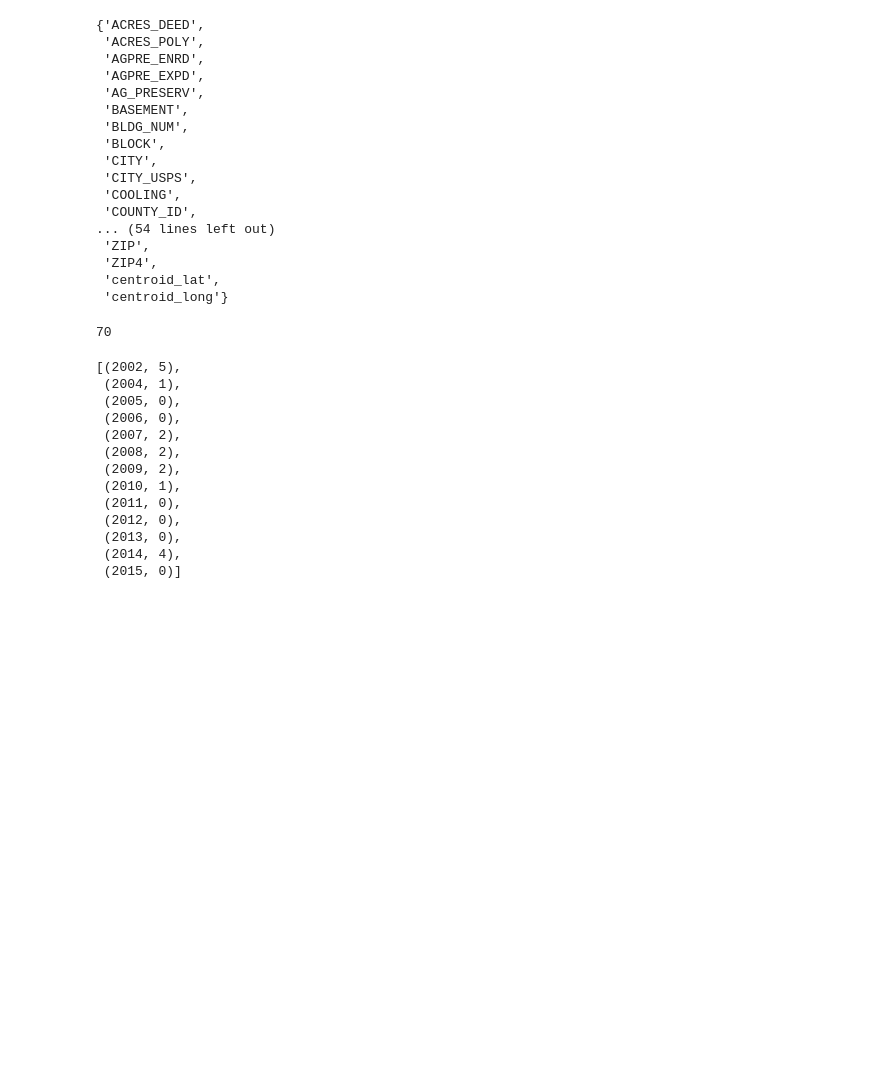
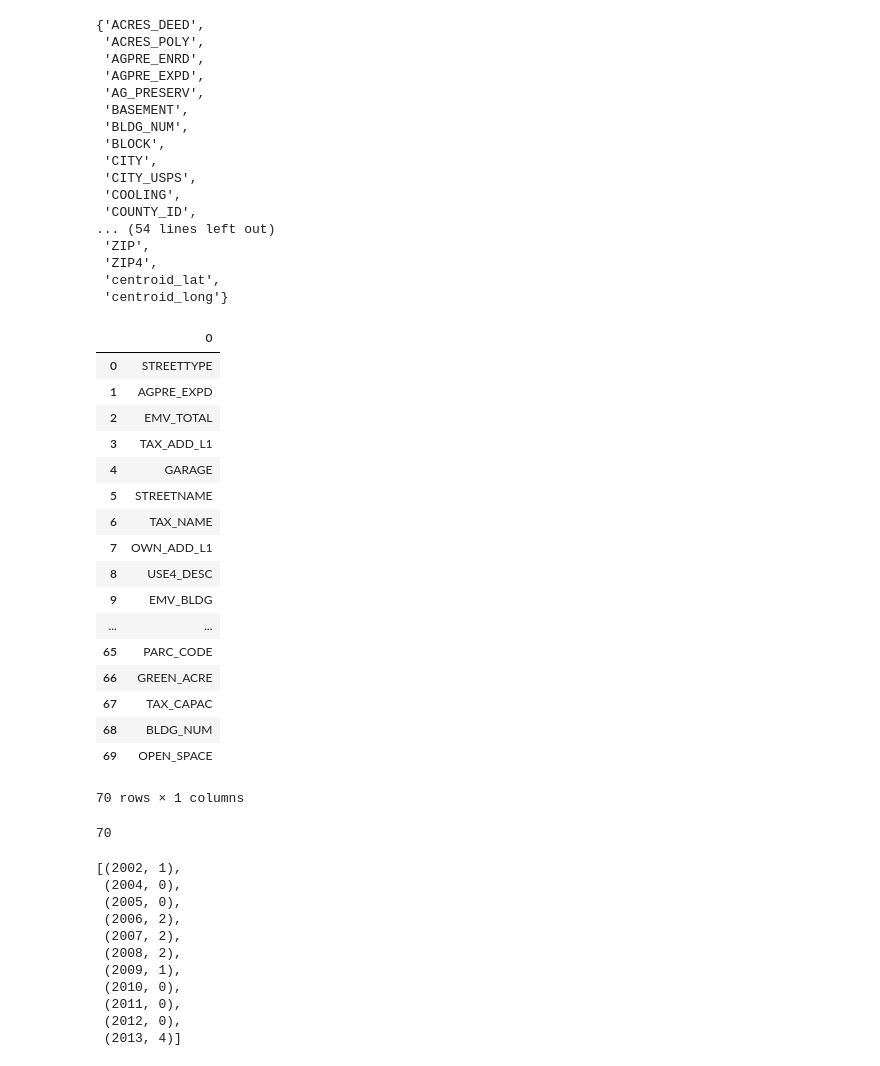
Before and after one commit to mquam14/DSCI430, a Jupyter notebook: Dive_into_water_project_part1.ipynb, the cells around one changed output. Saved outputs shown, nothing was run; the diff lists cells and outputs as text; code cells hidden in the pictures; blank space fills up the shorter version.

```diff
--- a/Dive_into_water_project_part1.ipynb
+++ b/Dive_into_water_project_part1.ipynb
@@ -24,9 +24,7 @@ Index(['ACRES_DEED', 'ACRES_POLY', 'AGPRE_ENRD', 'AGPRE_EXPD', 'AG_PRESERV',
       dtype='object')
 # %%
 files_iter =[pd.read_csv("./MinneMUDAC_raw_files/"+ str(file) +"_metro_tax_parcels.txt", sep= "|", chunksize= 500)
-             for file in range(2002, 2016) if file != 2003]
+             for file in range(2004, 2015)]
 first_chunks = [first(file).columns for file in files_iter]
 first_chunks
-header_sets =[set(file) for file in first_chunks]
-header_sets
 # %% [output]
@@ -108,3 +128,25 @@ common_cols
  'ZIP4',
  'centroid_lat',
  'centroid_long'}
+# %%
+Common_Cols = pd.DataFrame(common_cols)
+Common_Cols
+# %% [output]
+|  | 0 |
+| 0 | STREETTYPE |
+| 1 | AGPRE_EXPD |
+| 2 | EMV_TOTAL |
+| 3 | TAX_ADD_L1 |
+| 4 | GARAGE |
+| 5 | STREETNAME |
+| 6 | TAX_NAME |
+| 7 | OWN_ADD_L1 |
+| 8 | USE4_DESC |
+| 9 | EMV_BLDG |
+| ... | ... |
+| 65 | PARC_CODE |
+| 66 | GREEN_ACRE |
+| 67 | TAX_CAPAC |
+| 68 | BLDG_NUM |
+| 69 | OPEN_SPACE |
+70 rows × 1 columns
@@ -118,16 +162,14 @@ diff_cols =[header_set.difference(common_cols) for header_set in header_sets]
 extra_cols = [(file, len(set_cols)) for file, set_cols in zip(years,diff_cols)]
 extra_cols
 # %% [output]
-[(2002, 5),
- (2004, 1),
+[(2002, 1),
+ (2004, 0),
  (2005, 0),
- (2006, 0),
+ (2006, 2),
  (2007, 2),
  (2008, 2),
- (2009, 2),
- (2010, 1),
+ (2009, 1),
+ (2010, 0),
  (2011, 0),
  (2012, 0),
- (2013, 0),
- (2014, 4),
- (2015, 0)]
+ (2013, 4)]
```
Also changed, not shown: parts of 6 cells of this notebook, 4 other files.
